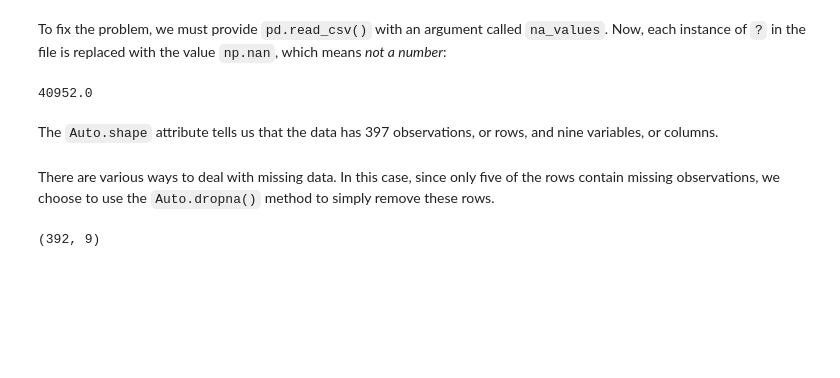
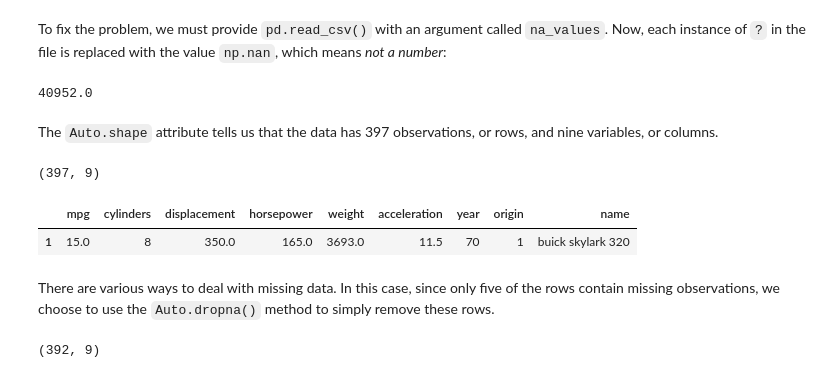
Before and after one commit to aminehd/ISLP_labs_amineh, a Jupyter notebook: Ch02-statlearn-lab.ipynb, the cells around one changed output. Saved outputs shown, nothing was run; the diff lists cells and outputs as text; code cells hidden in the pictures; blank space fills up the shorter version.

```diff
--- a/Ch02-statlearn-lab.ipynb
+++ b/Ch02-statlearn-lab.ipynb
@@ -1281,14 +1281,23 @@ observations, or rows, and nine variables, or columns.
 # %%
 # what is difference of pandas Dataframe Auto or nps ndarrays
 import numpy as np
 import pandas as pd
 Auto = pd.read_csv('ISLP_labs_amineh/Auto.data',delim_whitespace=True, na_values=['?'])
 A = np.random.standard_cauchy(size=(4,4))
-Auto.shape
+print(Auto.shape)
 Auto?
 col = Auto['horsepower']
-col? # series or one dimensional ndarry
+col?
+# col? # series or one dimensional ndarry
 # A?
+Auto[2:3]
+keep_rows = np.zeros(len(Auto) , bool)
+keep_rows[[1,3]] = [True, False]
+Auto[keep_rows]
+# %% [output]
+(397, 9)
+|  | mpg | cylinders | displacement | horsepower | weight | acceleration | year | origin | name |
+| 1 | 15.0 | 8 | 350.0 | 165.0 | 3693.0 | 11.5 | 70 | 1 | buick skylark 320 |
 # %% [markdown]
 There are
 various ways to deal with  missing data.
```
Also changed, not shown: parts of 7 cells of this notebook.
